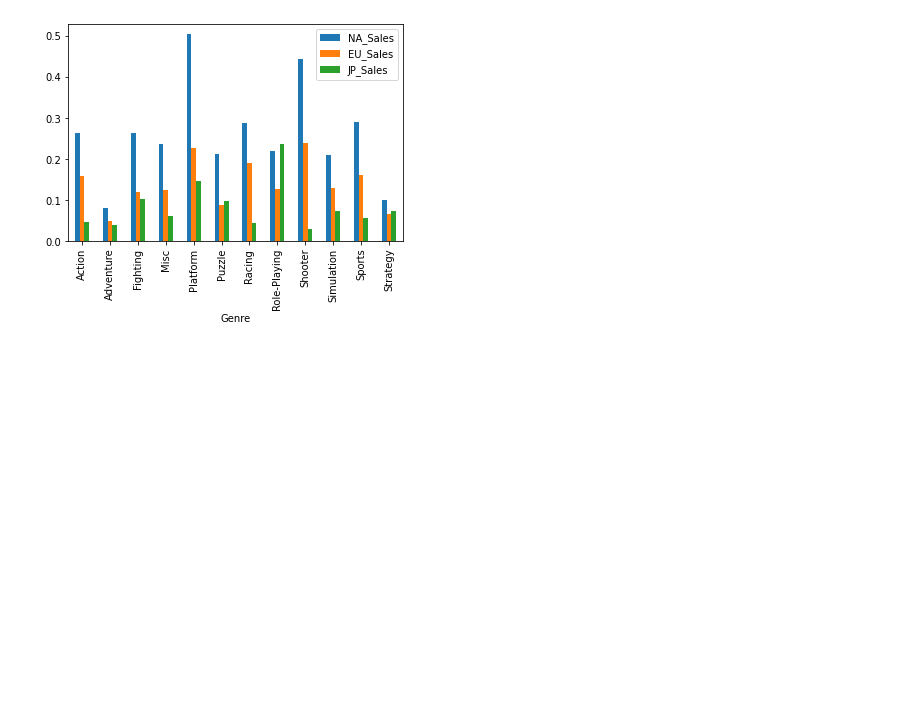
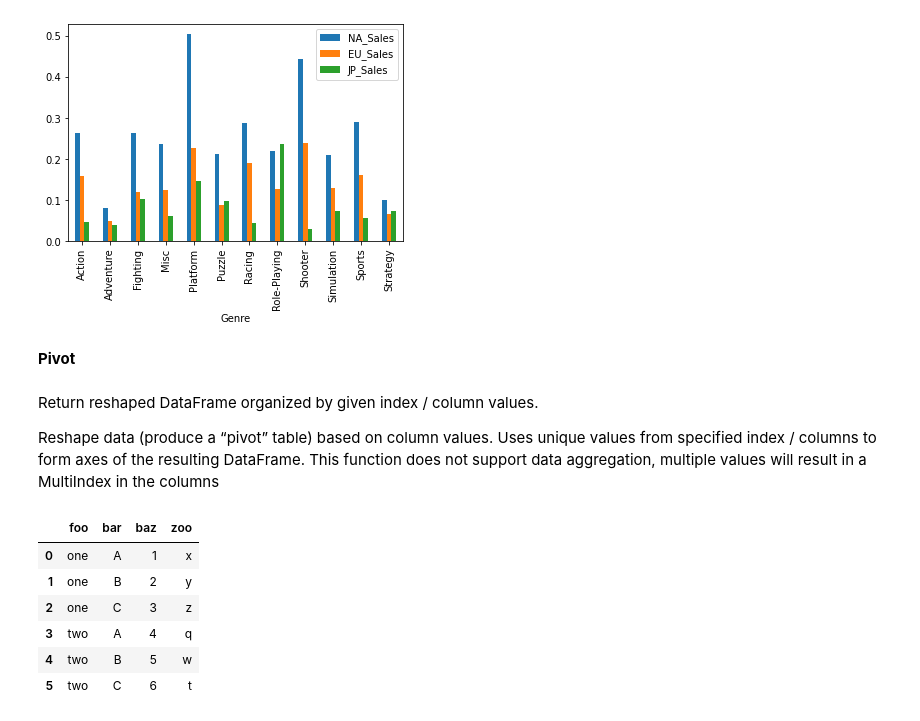
Before and after one commit to chain-veerender/datascience, a Jupyter notebook: Numpy_and_Pandas_Tutorial.ipynb, the cells around one changed output. Drawn from its saved outputs; the diff is of its cells as text; code cells hidden in the pictures; blank space fills up the shorter version.

```diff
--- a/Numpy_and_Pandas_Tutorial.ipynb
+++ b/Numpy_and_Pandas_Tutorial.ipynb
@@ -1057,3 +1057,9 @@ group[["NA_Sales",
 # %% [output]
 <matplotlib.axes._subplots.AxesSubplot at 0x...>
 [figure]
+# %% [markdown]
+**Pivot**
+# %% [markdown]
+Return reshaped DataFrame organized by given index / column values.
+
+Reshape data (produce a “pivot” table) based on column values. Uses unique values from specified index / columns to form axes of the resulting DataFrame. This function does not support data aggregation, multiple values will result in a MultiIndex in the columns
@@ -1059,0 +1072,10 @@ group[["NA_Sales",
+# %%
+df
+# %% [output]
+|  | foo | bar | baz | zoo |
+| 0 | one | A | 1 | x |
+| 1 | one | B | 2 | y |
+| 2 | one | C | 3 | z |
+| 3 | two | A | 4 | q |
+| 4 | two | B | 5 | w |
+| 5 | two | C | 6 | t |
```
Also changed, not shown: parts of 10 cells of this notebook.
